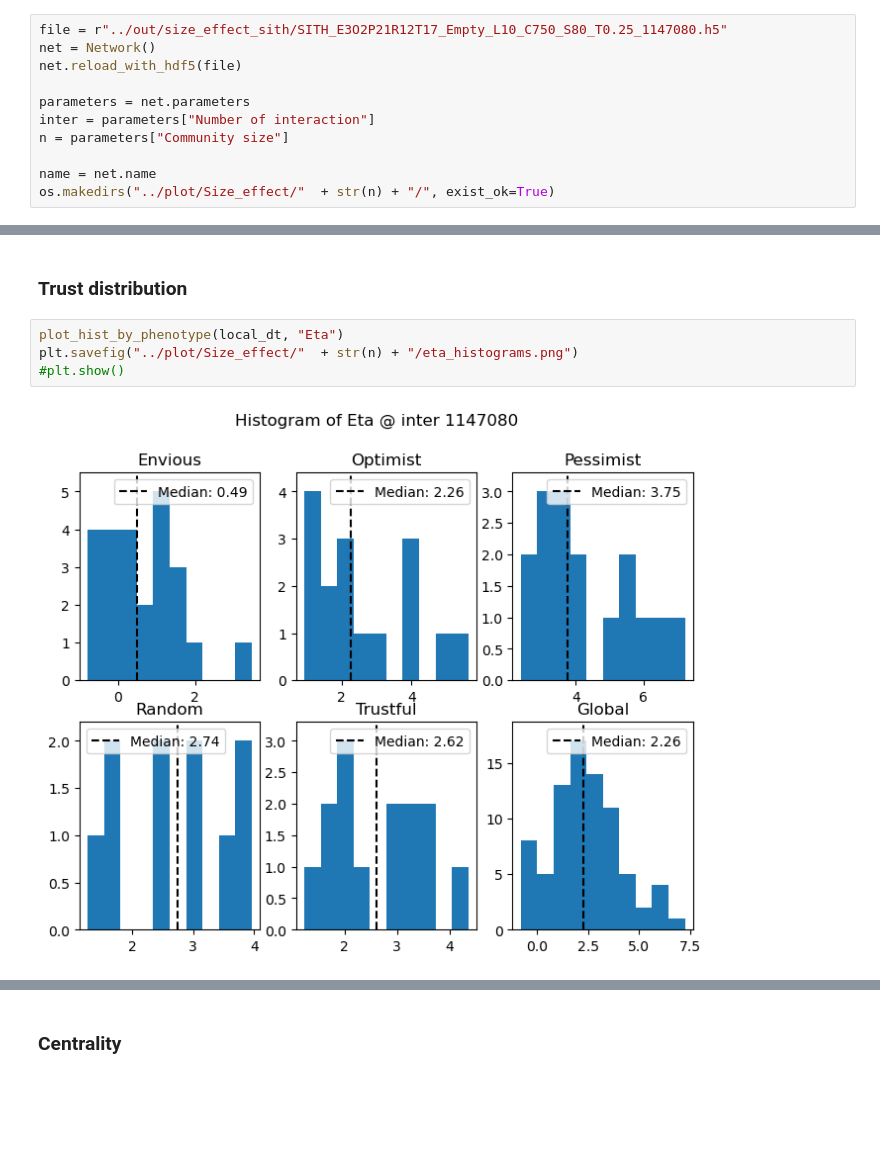
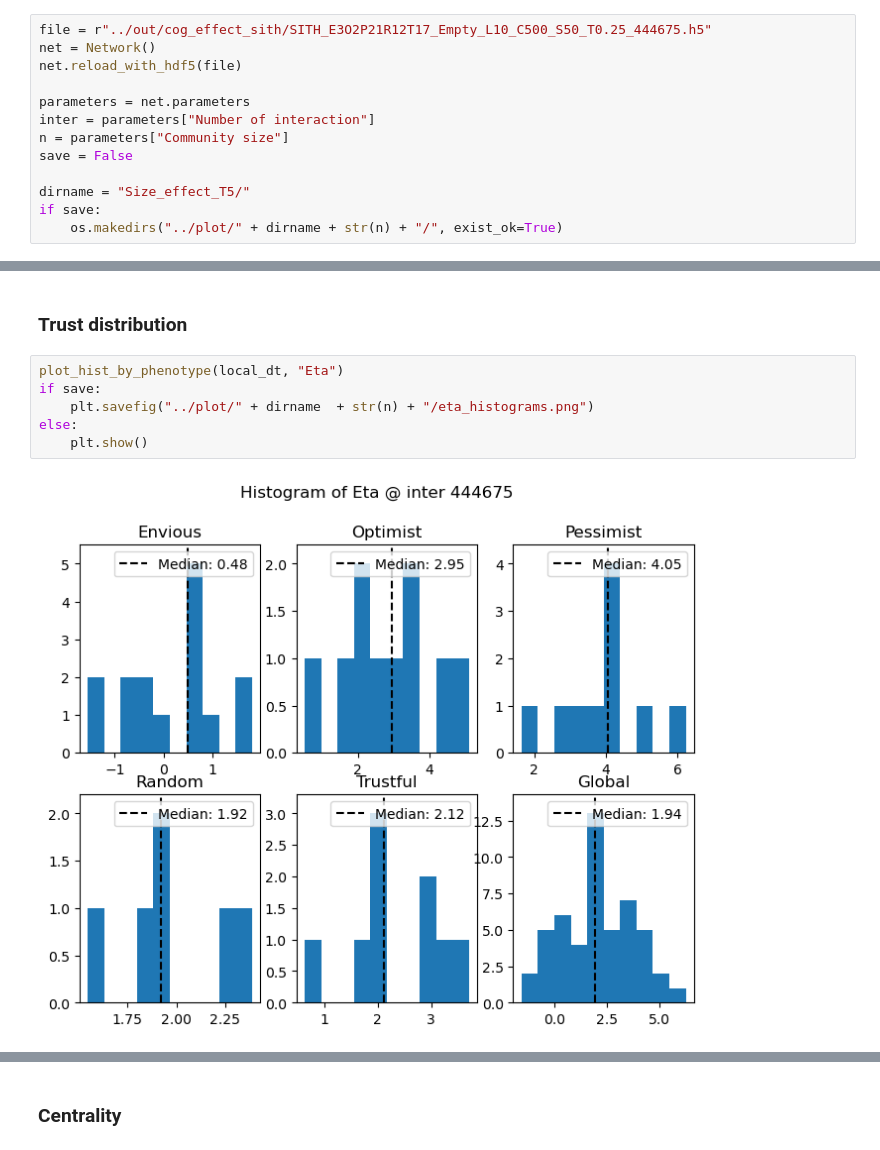
Before and after one commit to yuxuama/cooperation_emergence, a Jupyter notebook: notebooks/last_analysis.ipynb, the cells around one changed output, grey strips where cells are left out. Saved outputs shown, nothing was run; the diff lists cells and outputs as text; blank space fills up the shorter version.

```diff
--- a/notebooks/last_analysis.ipynb
+++ b/notebooks/last_analysis.ipynb
@@ -17,15 +19,17 @@ import os
 import pymc as pm
 import arviz as az
 # %%
-file = r"../out/size_effect_sith/SITH_E3O2P21R12T17_Empty_L10_C750_S80_T0.25_1147080.h5"
+file = r"../out/cog_effect_sith/SITH_E3O2P21R12T17_Empty_L10_C500_S50_T0.25_444675.h5"
 net = Network()
 net.reload_with_hdf5(file)
 
 parameters = net.parameters
 inter = parameters["Number of interaction"]
 n = parameters["Community size"]
+save = False
 
-name = net.name
-os.makedirs("../plot/Size_effect/"  + str(n) + "/", exist_ok=True)
+dirname = "Size_effect_T5/"
+if save:
+    os.makedirs("../plot/" + dirname + str(n) + "/", exist_ok=True)
 # %%
 t, l = net.get_trust_adjacency_matrix(), net.get_link_adjacency_matrix()
@@ -56,10 +66,12 @@ local_dt.init_with_network(net)
 ### Trust distribution
 # %%
 plot_hist_by_phenotype(local_dt, "Eta")
-plt.savefig("../plot/Size_effect/"  + str(n) + "/eta_histograms.png")
-#plt.show()
+if save:
+    plt.savefig("../plot/" + dirname  + str(n) + "/eta_histograms.png")
+else:
+    plt.show()
 # %% [output]
-[figure, old version]
+[figure, new version]
 # %%
 all_xhi = compute_all_xhi_mean(t, parameters)
 plot_xhi_by_phenotype(all_xhi)
```
Also changed, not shown: parts of 14 cells of this notebook, 4 other files.
